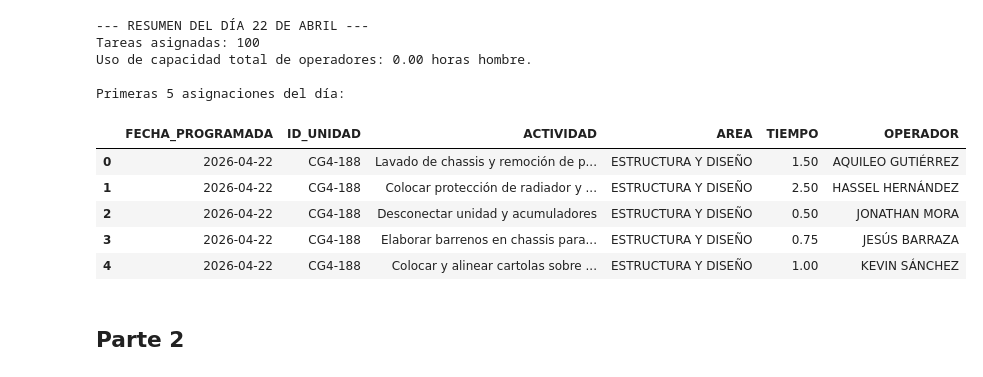
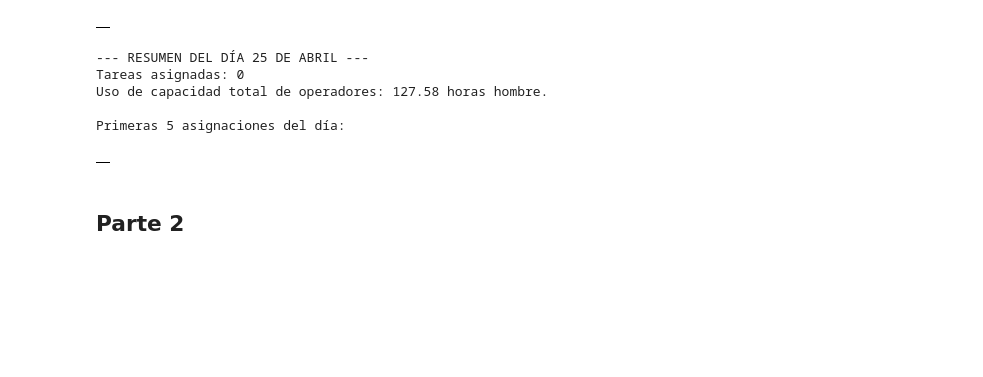
Before and after one commit to angelanaya271828/ingoy, a Jupyter notebook: Asignación de actividades.ipynb, the cells around one changed output. Saved outputs shown, nothing was run; the diff lists cells and outputs as text; code cells hidden in the pictures; blank space fills up the shorter version.

```diff
--- a/Asignación de actividades.ipynb
+++ b/Asignación de actividades.ipynb
@@ -78,8 +98,8 @@ df_wip = mis_funciones.lectura_hoja_gs(id_libro = id_libro,
 # ==========================================
 # 2. CONFIGURACIÓN PARA EL DÍA ACTUAL
 # ==========================================
-dia_de_asignacion = "Martes"
-fecha_de_asignacion = "2026-04-21"
+dia_de_asignacion = "Sábado"
+fecha_de_asignacion = "2026-04-25"
 
 df_ops_disponibles = df_operadores[df_operadores['DIA_DESCANSO'] != dia_de_asignacion].copy()
 df_ops_disponibles['HORAS_ASIGNADAS'] = 0.0
@@ -166,26 +203,24 @@ Iniciando asignación para el día: Martes 22 de Abril...
 # 6. RESULTADOS FINALES
 # ==========================================
 df_resultado_final = pd.DataFrame(asignaciones_realizadas)
+df_resultado_final
+# %% [output]
+|  |
 # %%
-print("\n--- RESUMEN DEL DÍA 22 DE ABRIL ---")
+print("\n--- RESUMEN DEL DÍA 25 DE ABRIL ---")
 print(f"Tareas asignadas: {len(df_resultado_final)}")
 print(f"Uso de capacidad total de operadores: {df_ops_disponibles['HORAS_ASIGNADAS'].sum():.2f} horas hombre.")
 
 # Guardar resultado
-df_resultado_final.to_csv(f'offline_databases/Plan_de_asignacion_{fecha_de_asignacion}.csv', index = False)
+df_resultado_final.to_csv(f'offline_databases/planificacion_diaria/Plan_de_asignacion_{fecha_de_asignacion}.csv', index = False)
 
 # Mostrar los primeros resultados del plan
 print("\nPrimeras 5 asignaciones del día:")
 display(df_resultado_final.head())
 # %% [output]
---- RESUMEN DEL DÍA 22 DE ABRIL ---
-Tareas asignadas: 100
-Uso de capacidad total de operadores: 0.00 horas hombre.
+--- RESUMEN DEL DÍA 25 DE ABRIL ---
+Tareas asignadas: 0
+Uso de capacidad total de operadores: 127.58 horas hombre.
 
 Primeras 5 asignaciones del día:
-|  | FECHA_PROGRAMADA | ID_UNIDAD | ACTIVIDAD | AREA | TIEMPO | OPERADOR |
-| 0 | 2026-04-22 | CG4-188 | Lavado de chassis y remoción de p... | ESTRUCTURA Y DISEÑO | 1.50 | AQUILEO GUTIÉRREZ |
-| 1 | 2026-04-22 | CG4-188 | Colocar protección de radiador y ... | ESTRUCTURA Y DISEÑO | 2.50 | HASSEL HERNÁNDEZ |
-| 2 | 2026-04-22 | CG4-188 | Desconectar unidad y acumuladores | ESTRUCTURA Y DISEÑO | 0.50 | JONATHAN MORA |
-| 3 | 2026-04-22 | CG4-188 | Elaborar barrenos en chassis para... | ESTRUCTURA Y DISEÑO | 0.75 | JESÚS BARRAZA |
-| 4 | 2026-04-22 | CG4-188 | Colocar y alinear cartolas sobre ... | ESTRUCTURA Y DISEÑO | 1.00 | KEVIN SÁNCHEZ |
+|  |
```
Also changed, not shown: parts of 7 cells of this notebook, 18 other files.
